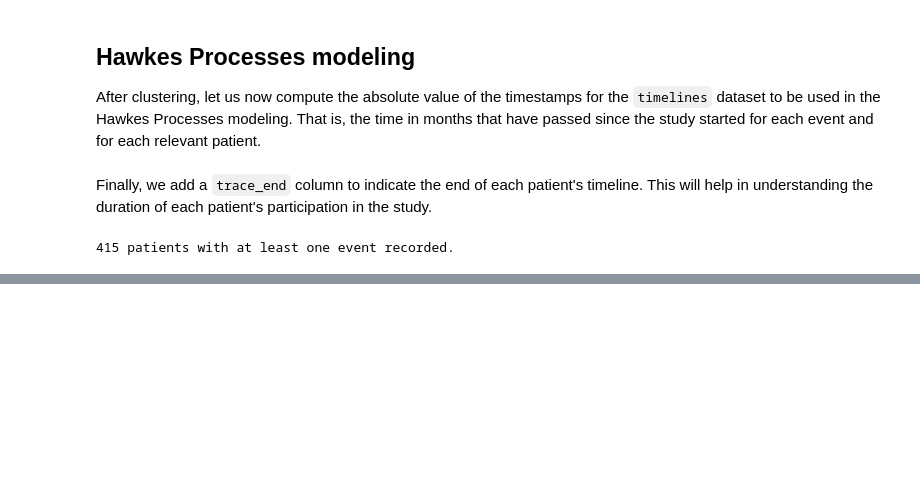
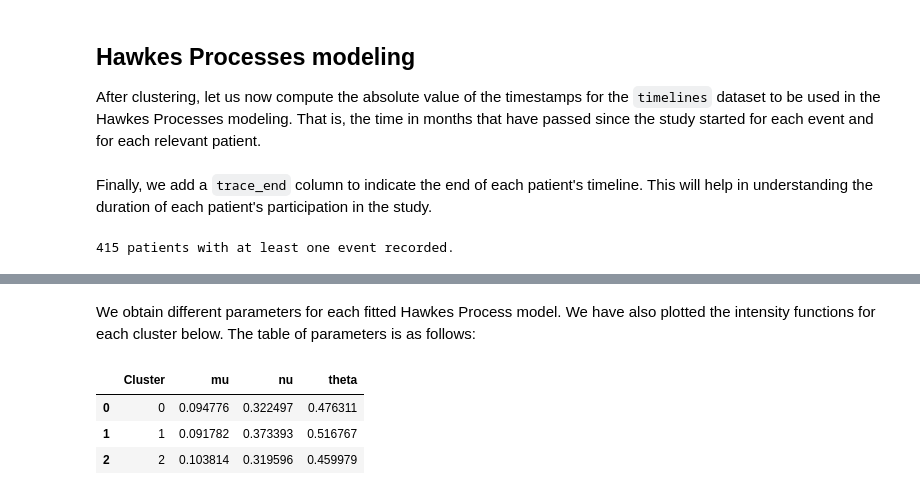
Before and after one commit to javierferna/point-processes-hawkes, a Jupyter notebook: point_processes.ipynb, the cells around one changed output, grey strips where cells are left out. Saved outputs shown, nothing was run; the diff lists cells and outputs as text; code cells hidden in the pictures; blank space fills up the shorter version.

```diff
--- a/point_processes.ipynb
+++ b/point_processes.ipynb
@@ -245,0 +327,10 @@ print(len(absolute_timelines), "patients with at least one event recorded.")
+# %% [markdown]
+We obtain different parameters for each fitted Hawkes Process model. We have also plotted the intensity functions for each cluster below. The table of parameters is as follows:
+# %%
+parameters_df = pd.DataFrame(parameters)
+display(parameters_df)
+# %% [output]
+|  | Cluster | mu | nu | theta |
+| 0 | 0 | 0.094776 | 0.322497 | 0.476311 |
+| 1 | 1 | 0.091782 | 0.373393 | 0.516767 |
+| 2 | 2 | 0.103814 | 0.319596 | 0.459979 |
```
Also changed, not shown: parts of 5 cells of this notebook, 1 other file.
